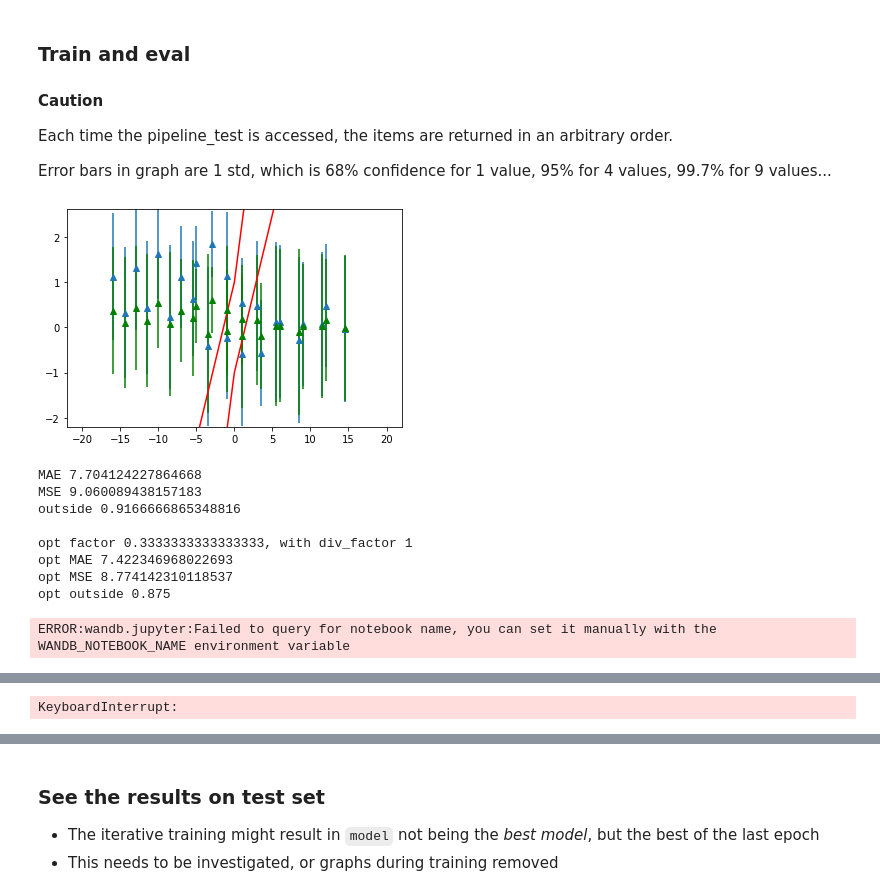
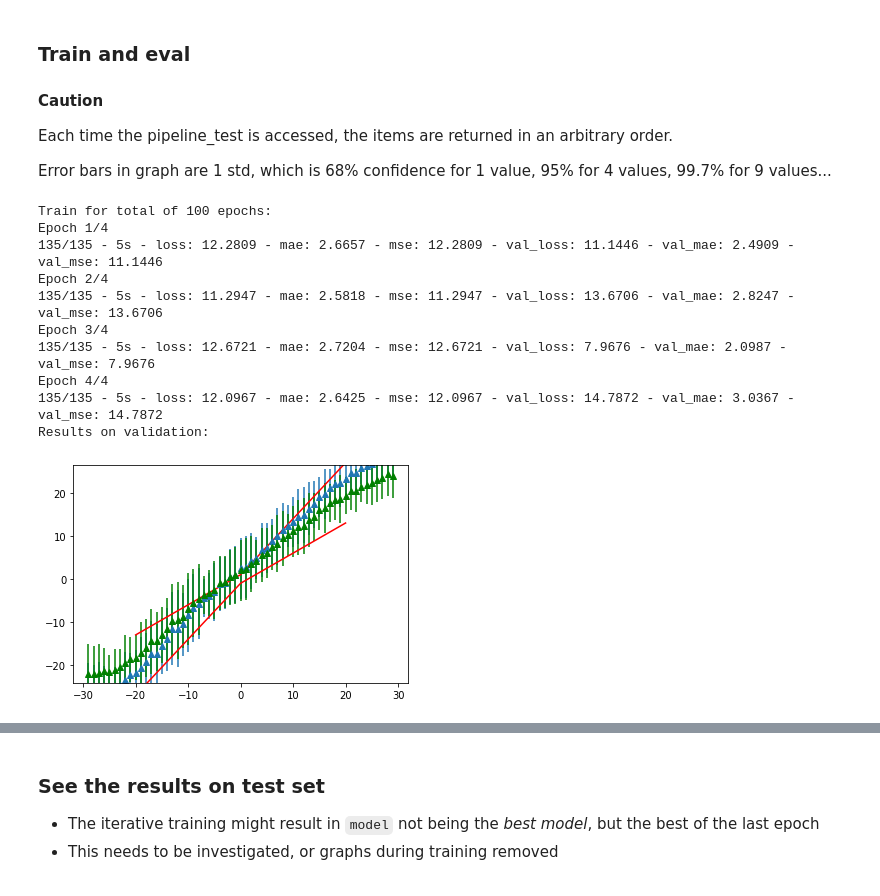
Before and after one commit to ronaldluc/PillPy, a Jupyter notebook: src/train/tf_full_pipe_train.ipynb, the cells around one changed output, grey strips where cells are left out. Saved outputs shown, nothing was run; the diff lists cells and outputs as text; code cells hidden in the pictures.

```diff
--- a/src/train/tf_full_pipe_train.ipynb
+++ b/src/train/tf_full_pipe_train.ipynb
@@ -323,7 +179,7 @@ if DUMMY_MODE:
     INIT_SCHEDULE_LENGTH = 50
     SCHEDULE_BOUNDARIES = [20, 30, 40]
 
-RESIZE_TO = 320
+RESIZE_TO = 256
 CROP_TO = 256
 INIT_SCHEDULE_LENGTH = 500
 SCHEDULE_BOUNDARIES = [200, 300, 400]
@@ -391,7 +265,7 @@ import tensorflow_probability as tfp
 # Preprocessing helper functions
 
 # Create data pipelines for training and testing:
-BATCH_SIZE = 128
+BATCH_SIZE = 32
 SCHEDULE_LENGTH = INIT_SCHEDULE_LENGTH * 512 / BATCH_SIZE
 
 STEPS_PER_EPOCH = len(ds_val) // BATCH_SIZE
@@ -416,37 +290,37 @@ def preprocess_train(features):
     # Apply random crops and horizontal flips for all tasks
     # except those for which cropping or flipping destroys the label semantics
     # (e.g. predict orientation of an object)
-    features['image'] = tf.image.random_flip_left_right(features['image'])
+#     features['image'] = tf.image.random_flip_left_right(features['image'])
     features['image'] = tf.image.resize(features['image'], [RESIZE_TO_X, RESIZE_TO_Y])
-    features['image'] = tf.image.random_crop(features['image'], [CROP_TO_X, CROP_TO_Y, 3])
+#     features['image'] = tf.image.random_crop(features['image'], [CROP_TO_X, CROP_TO_Y, 3])
     features['image'] = tf.cast(features['image'], tf.float32) / 255.0
     return features
 
 def preprocess_test(features):
     features['image'] = tf.image.resize(features['image'], [RESIZE_TO_X, RESIZE_TO_Y])
-    features['image'] = tf.image.resize_with_crop_or_pad(features['image'], CROP_TO_X, CROP_TO_Y)
+#     features['image'] = tf.image.resize_with_crop_or_pad(features['image'], CROP_TO_X, CROP_TO_Y)
     features['image'] = tf.cast(features['image'], tf.float32) / 255.0
     return features
 
 pipeline_train = (ds_train
-                  .shuffle(10000)
+#                   .shuffle(10000)
                   .repeat(int(SCHEDULE_LENGTH * BATCH_SIZE / DATASET_NUM_TRAIN_EXAMPLES * STEPS_PER_EPOCH) + 1 + 50)  # repeat dataset_size / num_steps
-                  .map(preprocess_train, num_parallel_calls=16)
+                  .map(preprocess_train, num_parallel_calls=1)
                   .batch(BATCH_SIZE)
-                  .map(mixup, num_parallel_calls=8)
+#                   .map(mixup, num_parallel_calls=8)
                   .map(cast_to_tuple)  # for keras model.fit
                   .prefetch(2))
 
-pipeline_val = (ds_val.map(preprocess_test, num_parallel_calls=16)
+pipeline_val = (ds_val.map(preprocess_test, num_parallel_calls=8)
                   .batch(BATCH_SIZE)
                   .map(cast_to_tuple)  # for keras model.fit
-                  .cache()
+#                   .cache()
                   .prefetch(2))
 
-pipeline_test = (ds_test.map(preprocess_test, num_parallel_calls=16)
+pipeline_test = (ds_test.map(preprocess_test, num_parallel_calls=8)
                   .batch(BATCH_SIZE)
                   .map(cast_to_tuple)  # for keras model.fit
-                  .cache()
+#                   .cache()
                   .prefetch(2))
 # %%
 explore_dataset(pipeline_train)
@@ -471,11 +345,12 @@ optimizer = tf.keras.optimizers.SGD(learning_rate=lr_schedule, momentum=0.9)
 # loss_fn = tf.keras.losses.SparseCategoricalCrossentropy(from_logits=True)
 # %%
 optimizer = tfa.optimizers.RectifiedAdam(learning_rate=0.008,
-                                    beta_1=0.95,
-                                    beta_2=0.99,
-                                    epsilon=1e-6)
+                                        beta_1=0.95,
+                                        beta_2=0.99,
+                                        epsilon=1e-6)
 optimizer = tfa.optimizers.Lookahead(optimizer, sync_period=6, slow_step_size=0.5)
-loss_fn = tf.keras.losses.MAE
+loss_fn = tf.keras.losses.MSE
+# loss_fn = weighted_MAE
 # %% [markdown]
 ### Caveats
 - The `fit` leaks memory => to run another `fit`, the kernel should be restarted.
@@ -528,47 +400,48 @@ def eval_model(model_, ds_, div_factor=1):
     plt.show()
     return results_1 + "\n\n" + results_2
 
-print(eval_model(model, pipeline_test))
+# print(eval_model(model, pipeline_test))
-# %% [output]
-[figure, removed]
-MAE 7.704124227864668
-MSE 9.060089438157183
-outside 0.9166666865348816
-
-opt factor 0.3333333333333333, with div_factor 1
-opt MAE 7.422346968022693
-opt MSE 8.774142310118537
-opt outside 0.875
 # %%
 callbacks = [
-    tf.keras.callbacks.TensorBoard(profile_batch=0,),
-    tf.keras.callbacks.EarlyStopping(patience=10),
+#     tf.keras.callbacks.TensorBoard(profile_batch=0,),
+    tf.keras.callbacks.EarlyStopping(patience=4, restore_best_weights=True),
 ]
 
 model.compile(optimizer=optimizer,
               loss=loss_fn,
-              metrics=['mae', 'mse', weighted_MAE])
+#               metrics=['mae', 'mse', weighted_MAE])
+              metrics=['mae', 'mse',])
 epochs = 100 #int(SCHEDULE_LENGTH / STEPS_PER_EPOCH)
 # Fine-tune model
 EVAL_FREQ = 4
 # %%
 print(f'Train for total of {epochs} epochs:')
 for i in range(0, epochs, EVAL_FREQ):
     history = model.fit(
         pipeline_train,
         batch_size=BATCH_SIZE,
         steps_per_epoch=STEPS_PER_EPOCH,
         epochs=i+EVAL_FREQ,  # TODO: replace with `epochs=10` here to shorten fine-tuning for tutorial if you wish
         validation_data=pipeline_val,  # here we are only using
                                        # this data to evaluate our performance
         workers=1,
-        max_queue_size=10,
+        max_queue_size=5,
         verbose=2,
         initial_epoch=i,
         callbacks=callbacks,
     )
 
     print(f'Results on validation:')
     eval_model(model, pipeline_val)
 # %% [output]
-ERROR:wandb.jupyter:Failed to query for notebook name, you can set it manually with the WANDB_NOTEBOOK_NAME environment variable
+Train for total of 100 epochs:
+Epoch 1/4
+135/135 - 5s - loss: 12.2809 - mae: 2.6657 - mse: 12.2809 - val_loss: 11.1446 - val_mae: 2.4909 - val_mse: 11.1446
+Epoch 2/4
+135/135 - 5s - loss: 11.2947 - mae: 2.5818 - mse: 11.2947 - val_loss: 13.6706 - val_mae: 2.8247 - val_mse: 13.6706
+Epoch 3/4
+135/135 - 5s - loss: 12.6721 - mae: 2.7204 - mse: 12.6721 - val_loss: 7.9676 - val_mae: 2.0987 - val_mse: 7.9676
+Epoch 4/4
+135/135 - 5s - loss: 12.0967 - mae: 2.6425 - mse: 12.0967 - val_loss: 14.7872 - val_mae: 3.0367 - val_mse: 14.7872
+Results on validation:
+[figure, added]
@@ -585 +455,0 @@ Epoch 4/4
-KeyboardInterrupt:
```
Also changed, not shown: parts of 27 cells of this notebook, 6 other files.
